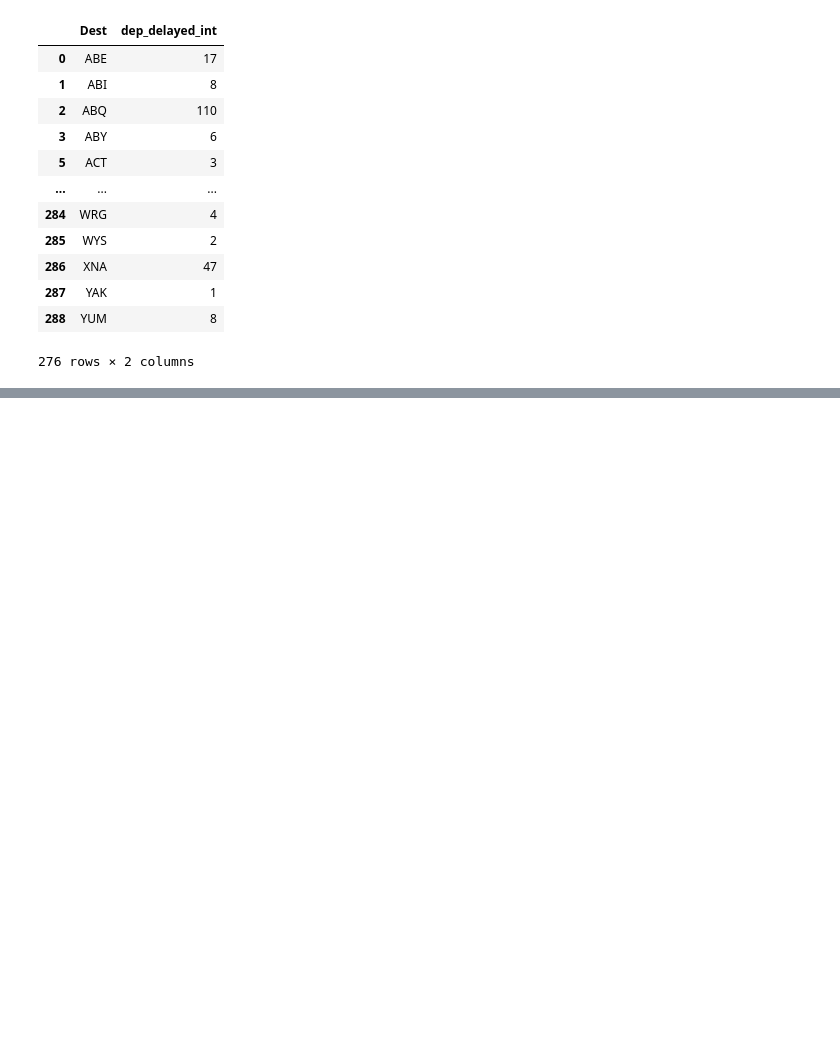
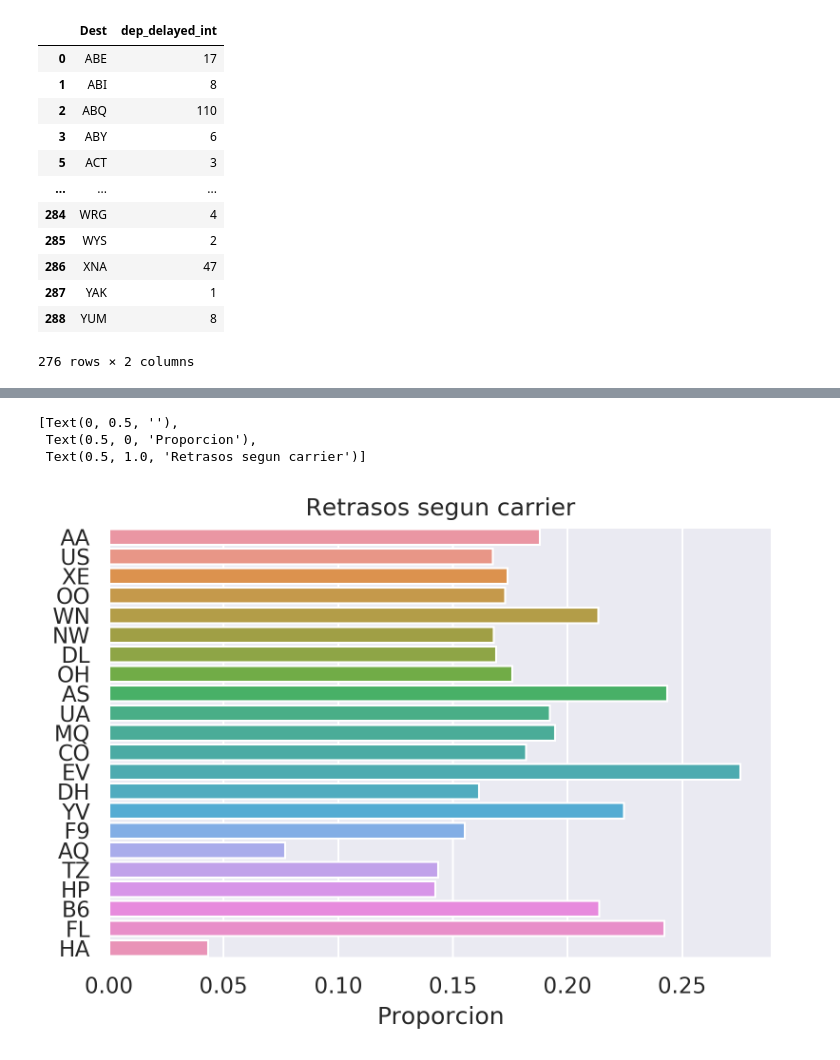
Before and after one commit to shizus/delayed-vicious-cat, a Jupyter notebook: FlightDelays.ipynb, the cells around one changed output, grey strips where cells are left out. Cells and saved outputs as stored; diff of their text form; code cells hidden in the pictures; blank space fills up the shorter version.

```diff
--- a/FlightDelays.ipynb
+++ b/FlightDelays.ipynb
@@ -226,0 +260,2 @@ ax.set(title='Distribución de vuelos según distancia', xlabel='Distancia', yla
+# %%
+df['route'] = df[["Origin", "Dest"]].apply("-".join, axis=1)
@@ -226,0 +311,14 @@ ax.set(title='Distribución de vuelos según distancia', xlabel='Distancia', yla
+# %%
+ax = sns.barplot(
+    x="dep_delayed_int",
+    y="UniqueCarrier",
+    data=df,
+    estimator=np.mean,
+    ci=None)
+
+ax.set(title='Retrasos segun carrier', xlabel='Proporcion', ylabel='')
+# %% [output]
+[Text(0, 0.5, ''),
+ Text(0.5, 0, 'Proporcion'),
+ Text(0.5, 1.0, 'Retrasos segun carrier')]
+[figure, added]
```
Also changed, not shown: parts of 28 cells of this notebook.
